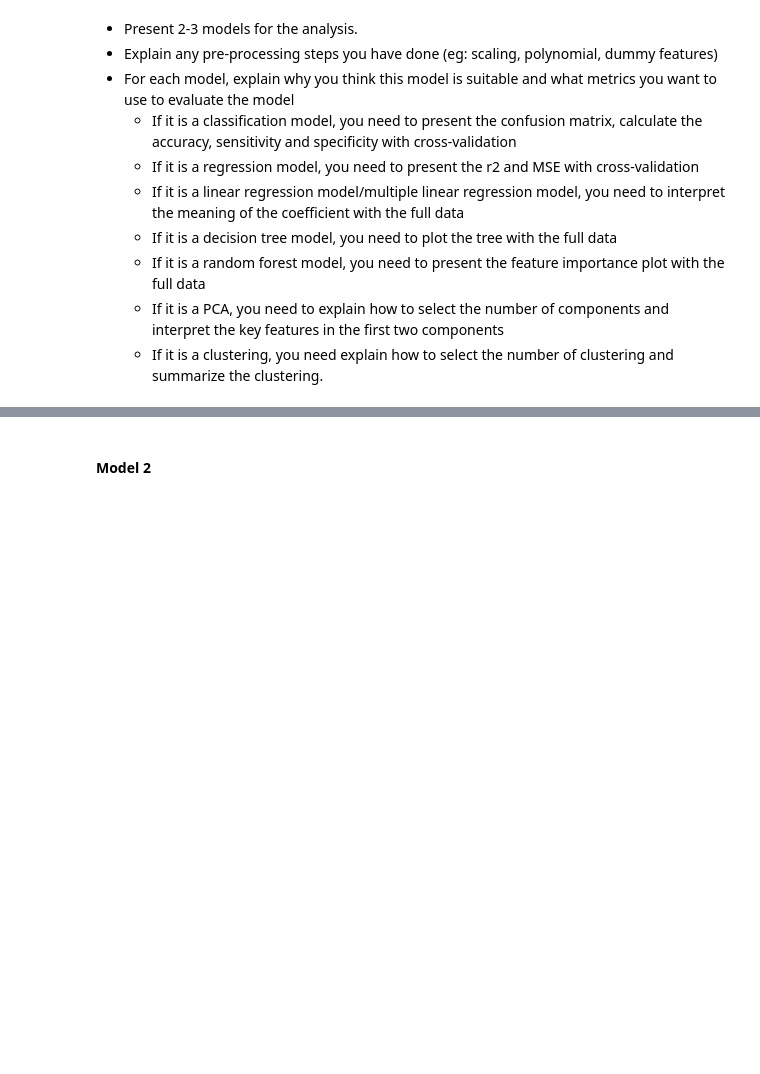
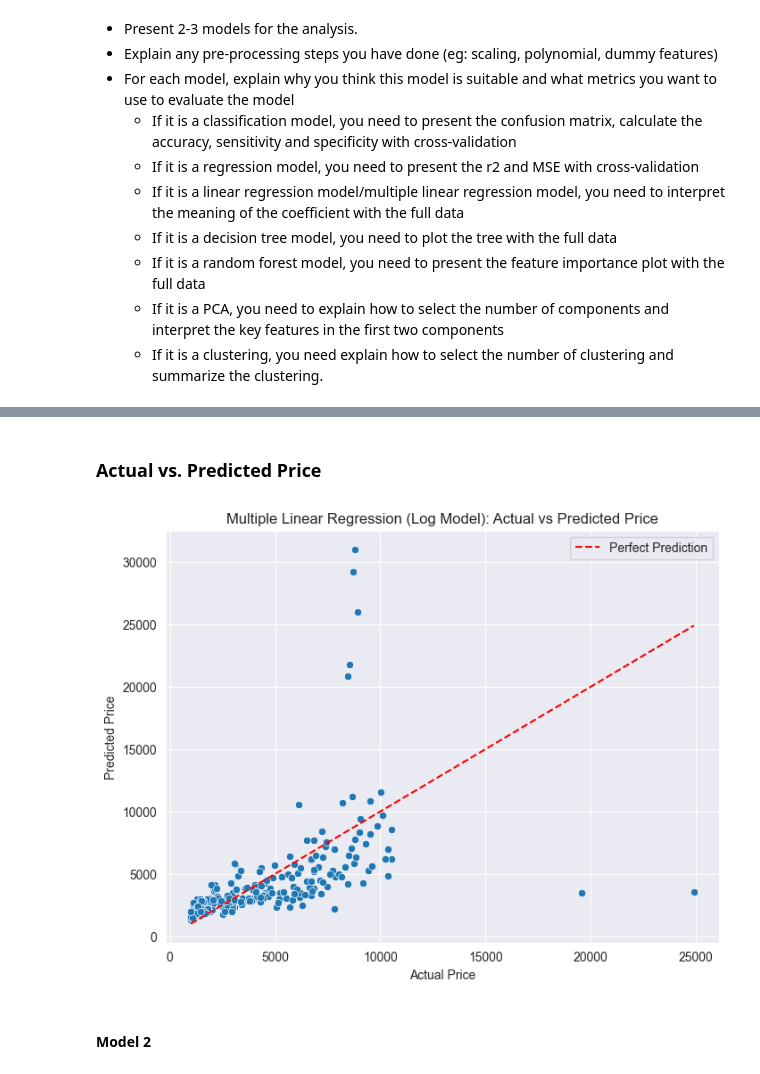
Before and after one commit to plewd/DS3000-Project, a Jupyter notebook: template.ipynb, the cells around one changed output, grey strips where cells are left out. Drawn from its saved outputs; the diff is of its cells as text; code cells hidden in the pictures; blank space fills up the shorter version.

```diff
--- a/template.ipynb
+++ b/template.ipynb
@@ -544,3 +613,24 @@ def fit_linear(df, y_feat, x_feat):
+# %% [markdown]
+### Actual vs. Predicted Price
+# %%
+# Predicted log prices from model
+predicted_log = model_log.predict(X)
+
+# Convert back to actual prices
+df['Predicted_Price'] = np.exp(predicted_log)
+
+plt.figure(figsize=(8, 6))
+sns.scatterplot(x='Price', y='Predicted_Price', data=df)
+plt.plot([df['Price'].min(), df['Price'].max()],
+         [df['Price'].min(), df['Price'].max()],
+         color='red', linestyle='--', label='Perfect Prediction')
+plt.xlabel('Actual Price')
+plt.ylabel('Predicted Price')
+plt.title('Multiple Linear Regression (Log Model): Actual vs Predicted Price')
+plt.legend()
+plt.show()
+# %% [output]
+[figure, added]
 # %% [markdown]
 #### Model 2
 # %%
```
Also changed, not shown: parts of 12 cells of this notebook.
